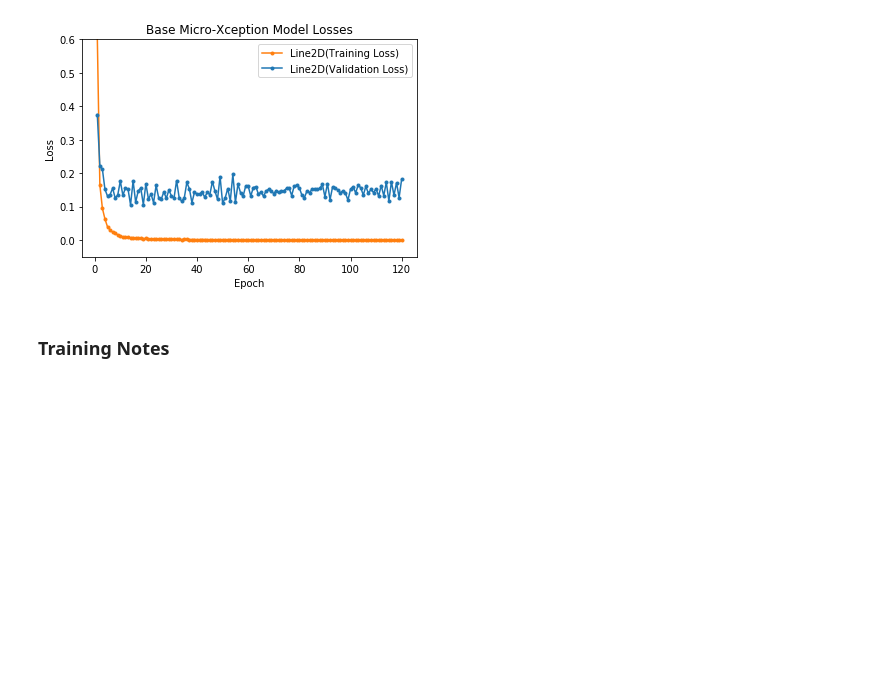
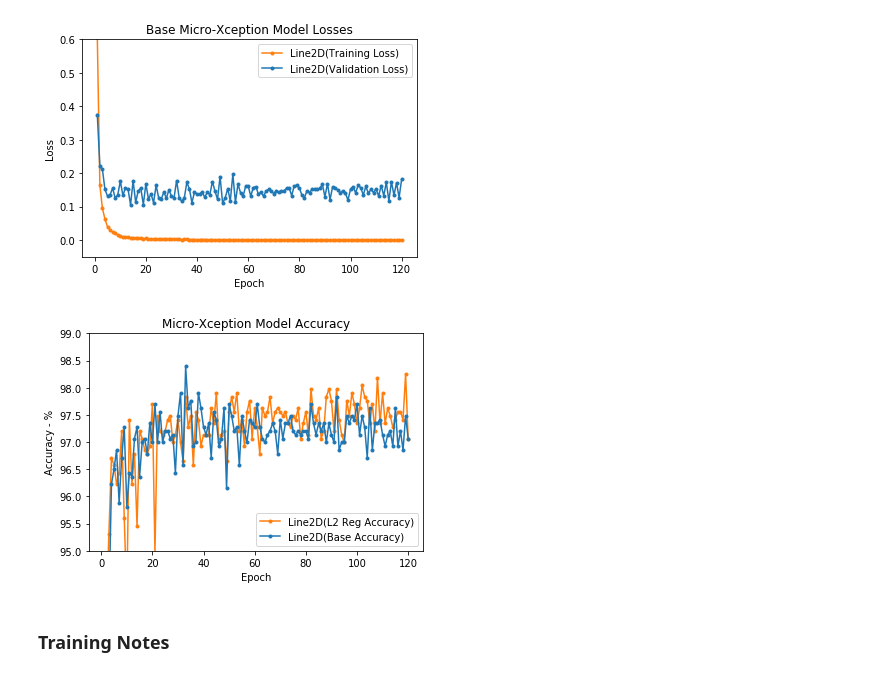
Before and after one commit to Vettejeep/MSDS_686, a Jupyter notebook: #KMaher_Plant_Seedlings_Report.ipynb, the cells around one changed output. Saved outputs shown, nothing was run; the diff lists cells and outputs as text; code cells hidden in the pictures; blank space fills up the shorter version.

```diff
--- a/#KMaher_Plant_Seedlings_Report.ipynb
+++ b/#KMaher_Plant_Seedlings_Report.ipynb
@@ -375,6 +441,26 @@ plt.ylim(-0.05, 0.6)
 plt.show()
 # %% [output]
 [figure]
+# %%
+%matplotlib inline
+import pandas as pd
+import matplotlib.pyplot as plt
+
+dfl2 = pd.read_csv(r'data/df_mx_l2_70_30_120.csv')
+df = pd.read_csv(r'data/base_df_mx_70_30_120.csv')
+
+plt.figure()
+p1 =plt.plot(dfl2['epoch'], dfl2['val_accs']*100.0, color='tab:orange', marker='.', label='L2 Reg Accuracy')
+p2 =plt.plot(df['epoch'], df['val_accs']*100.0, color='tab:blue', marker='.', label='Base Accuracy')
+p = p1 + p2
+plt.title('Micro-Xception Model Accuracy')
+plt.xlabel('Epoch')
+plt.ylabel('Accuracy - %')
+plt.legend(p, loc='lower right')
+plt.ylim(95.0, 99.0)
+plt.show()
+# %% [output]
+[figure, added]
 # %% [markdown]
 ### Training Notes
 # %% [markdown]
```
Also changed, not shown: parts of 9 cells of this notebook, 3 other files.
